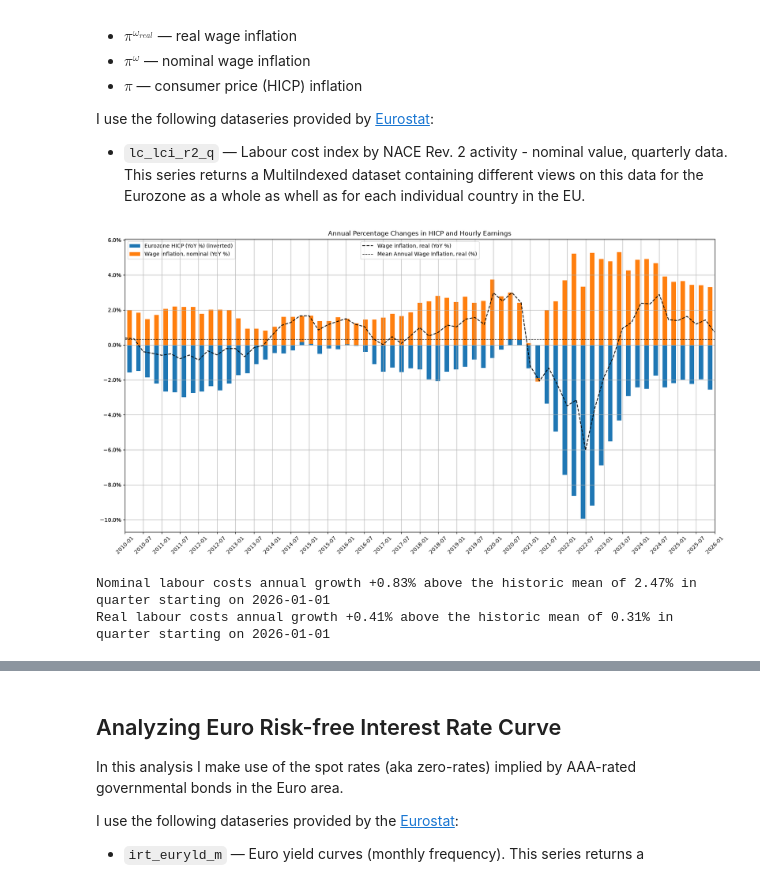
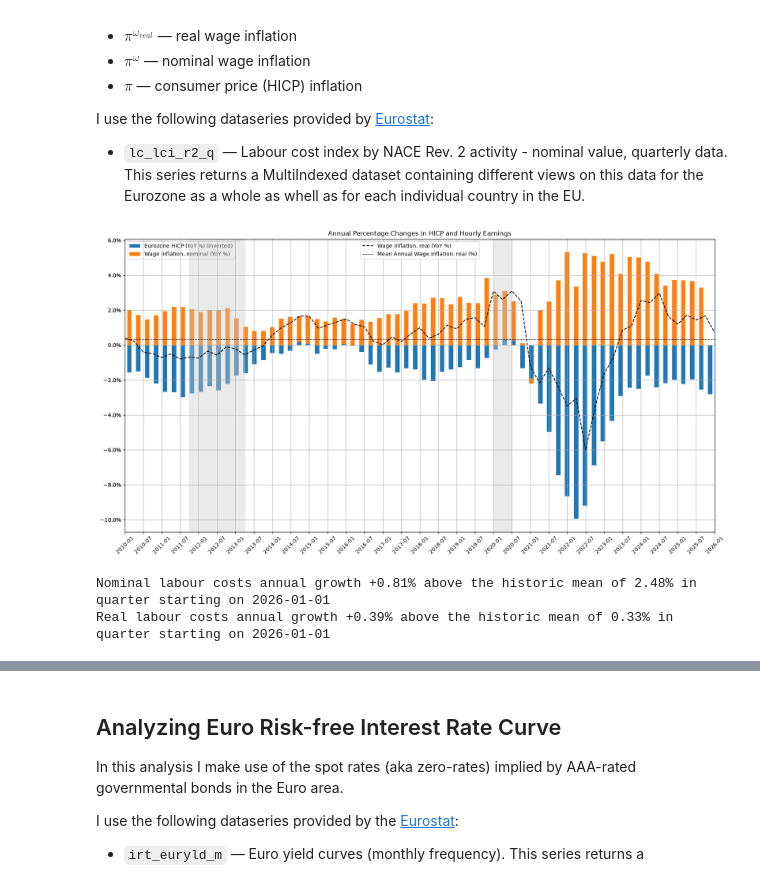
Before and after one commit to ilchen/EU_Economic_Data_Analysis, a Jupyter notebook: HICP_and_ECB_Rates.ipynb, the cells around one changed output, grey strips where cells are left out. Saved outputs shown, nothing was run; the diff lists cells and outputs as text; code cells hidden in the pictures.

Commit message:
Enhanced analysis with adding recession intervals

```diff
--- a/HICP_and_ECB_Rates.ipynb
+++ b/HICP_and_ECB_Rates.ipynb
@@ -35,3 +44,6 @@ report_end = date.today()
+# %%
+recession_ea = load_cepr_recession_indicator()
+recessions = get_recession_periods(recession_ea)
 # %% [markdown]
 ### Get Consumer Price Index for the Eurozone, ECB Deposit Facility Rate, 10 Year Government Bond Yields, and Real GDP
 I use the following dataseries provided by the [ECB](https://data.ecb.europa.eu/data/data-categories):
@@ -363,7 +376,7 @@ eu_wagei = eu_wagei.pct_change(4, fill_method=None).dropna()
 eu_wagei.rename(columns={'EA': 'Wage inflation, nominal (YoY %)'}, inplace=True)
 
 cpi_and_wagei = pd.concat([cpi_ecbr_irtlt.iloc[:,0].resample('QS').last().loc[eu_wagei.index[0]:], eu_wagei], axis=1)\
-     .loc[:date.today()-relativedelta(months=+3)]
+     .loc[:pd.Timestamp.today()-pd.offsets.DateOffset(months=+3)]
 real_wagei = ((cpi_and_wagei.iloc[:,1] + 1) / (cpi_and_wagei.iloc[:,0] + 1) - 1).dropna().rename('Wage inflation, real (YoY %)')
 cpi_and_wagei = pd.concat([cpi_and_wagei, real_wagei], axis=1)
 # %%
@@ -377,32 +390,33 @@ LABEL_MEAN_WAGEIR = 'Mean Annual Wage Inflation, real (%)'
 # %%
 ax = real_wagei.plot(figsize=(20,10), grid=True, title='Annual Percentage Changes in HICP and Hourly Earnings',
                      xticks=cpi_and_wagei.index[::2], xlabel='', rot=45, linestyle='--', color='k')
 ax.axhline(y=real_wagei.mean(), ls='--', c='k', lw=1, label=LABEL_MEAN_WAGEIR)
 ax.legend()
 ax2 = ax.twiny()
 scaled_df = cpi_and_wagei.iloc[:,:2] * [-1, 1]  # -HICP, +Earnings
 scaled_df.columns = [scaled_df.columns[0] + ' (inverted)', scaled_df.columns[1]]
-scaled_df.plot.bar(ax=ax2, xlabel='', stacked=True, width=.5)
+scaled_df.plot.bar(ax=ax2, xlabel='', stacked=True, width=.5, x_compat=True)
 ax.legend(loc='upper center')
 ax.yaxis.set_major_formatter(mtick.PercentFormatter(1))
 ax2.xaxis.set_major_locator(mtick.NullLocator())
 ax.set_zorder(2)
 ax2.set_zorder(1)
 ax.patch.set_visible(False)
+add_recession_shading(ax, recessions, add_legend_entry=False)
 _ = ax.set_xticklabels(list(map('{:%Y-%m}'.format, cpi_and_wagei.index[::2])))
 
 #ax.axhline(y=mean_level_cpi, lw=2, ls='--', c='#1f77b4', label=LABEL_MEAN_CPI)
 #ax.axhline(y=mean_level_wagei, lw=2, ls='--', c='#ff7f0e', label=LABEL_MEAN_WAGEI)
 # %% [output]
-[figure, old version]
+[figure, new version]
 # %%
 print('Nominal labour costs annual growth {:+.2%} above the historic mean of {:.2%} in quarter starting on {:%Y-%m-%d}'
       .format(eu_wagei.iloc[-1,0]-mean_level_wagei, mean_level_wagei, eu_wagei.index[-1]))
 print('Real labour costs annual growth {:+.2%} above the historic mean of {:.2%} in quarter starting on {:%Y-%m-%d}'
       .format(real_wagei.iloc[-1]-real_wagei.mean(), real_wagei.mean(), real_wagei.index[-1]))
 # %% [output]
-Nominal labour costs annual growth +0.83% above the historic mean of 2.47% in quarter starting on 2026-01-01
-Real labour costs annual growth +0.41% above the historic mean of 0.31% in quarter starting on 2026-01-01
+Nominal labour costs annual growth +0.81% above the historic mean of 2.48% in quarter starting on 2026-01-01
+Real labour costs annual growth +0.39% above the historic mean of 0.33% in quarter starting on 2026-01-01
 # %%
 cpi_and_wagei = cpi_and_wagei.loc[from_date:, cpi_and_wagei.columns[0:3]].dropna()
 cpi_and_wagei.tail(18).style.format_index(IDX_FORMAT).format('{:.2%}')\
```
Also changed, not shown: parts of 27 cells of this notebook, 4 other files.
